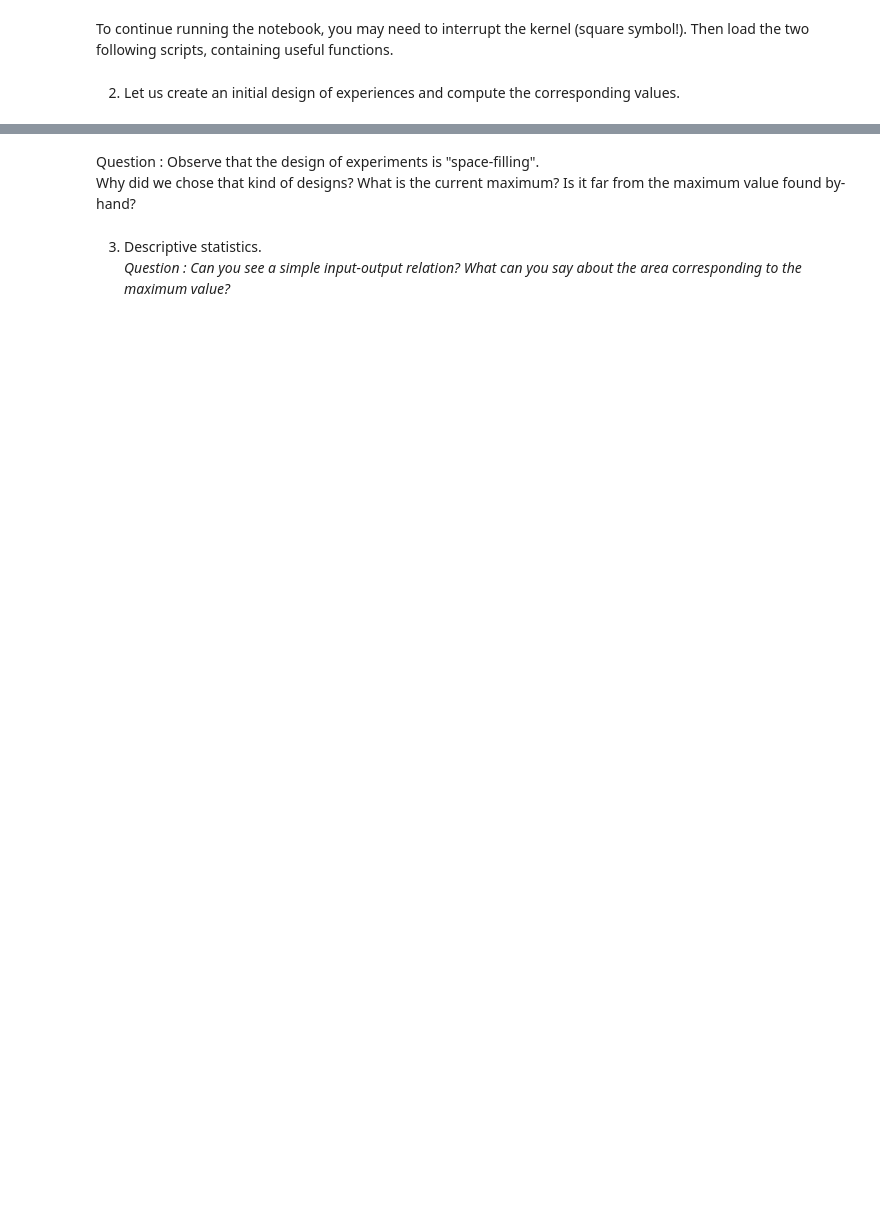
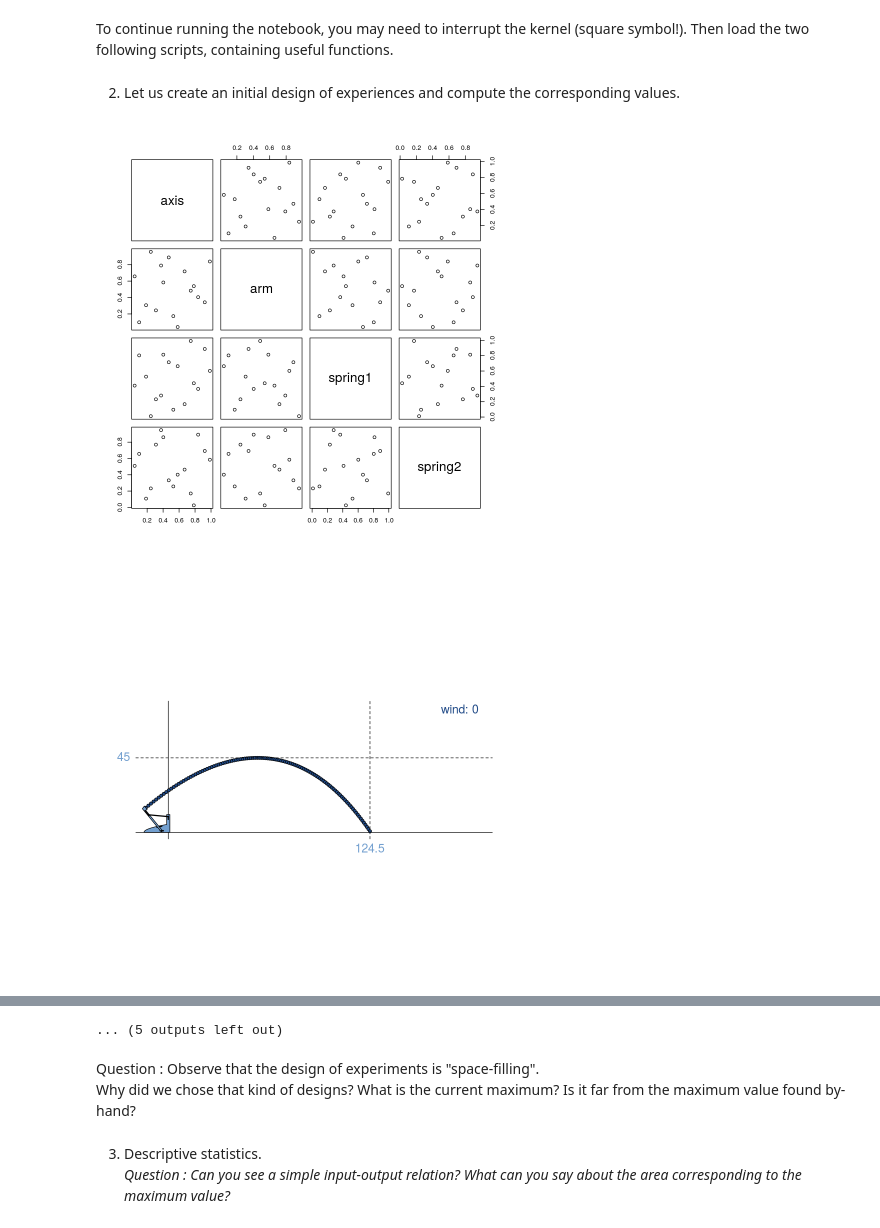
Before and after one commit to ZuluOscarUniform/Computer-experiments, a Jupyter notebook: ComputerExperiments-R-catapult.ipynb, the cells around one changed output, grey strips where cells are left out. Drawn from its saved outputs; the diff is of its cells as text; code cells hidden in the pictures; blank space fills up the shorter version.

Commit message:
Update with the wind factor

```diff
--- a/ComputerExperiments-R-catapult.ipynb
+++ b/ComputerExperiments-R-catapult.ipynb
@@ -19,12 +19,16 @@ source("catapultFunctions.R")
 2. Let us create an initial design of experiences and compute the corresponding values.
 # %%
 library(DiceDesign)
+set.seed(0)
 X0 <- lhsDesign(n = 16, dimension = 4)$design
 Xopt <- maximinESE_LHS(X0, it=10)
 ## you may be interested in the convergence
 #plot(Xopt$critValues,type="l")
 X <- Xopt$design
-colnames(X) <- c("axe", "butee", "ressort1", "ressort2")
+colnames(X) <- c("axis", "arm", "spring1", "spring2")
 pairs(X)
 ## compute the output values
-Y <- apply(X, 1, runExperiment)[1, ]
+Y <- apply(X, 1, runExperiment, windFactor = 0)[1, ]
+# %% [output]
+[figure, added]
+[figure, added]
@@ -31,3 +45,4 @@ Y <- apply(X, 1, runExperiment)[1, ]
+... (5 outputs left out)
 # %% [markdown]
 Question : Observe that the design of experiments is "space-filling". <br> Why did we chose that kind of designs? What is the current maximum? Is it far from the maximum value found by-hand?
 # %% [markdown]
```
Also changed, not shown: parts of 17 cells of this notebook, 3 other files.
